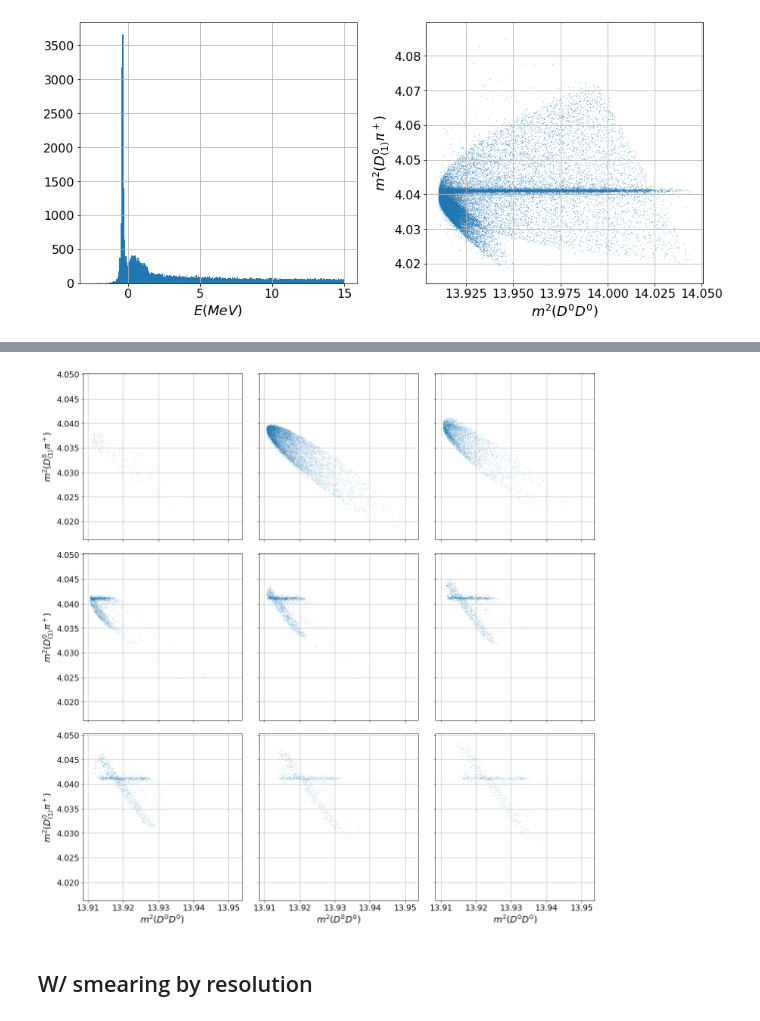
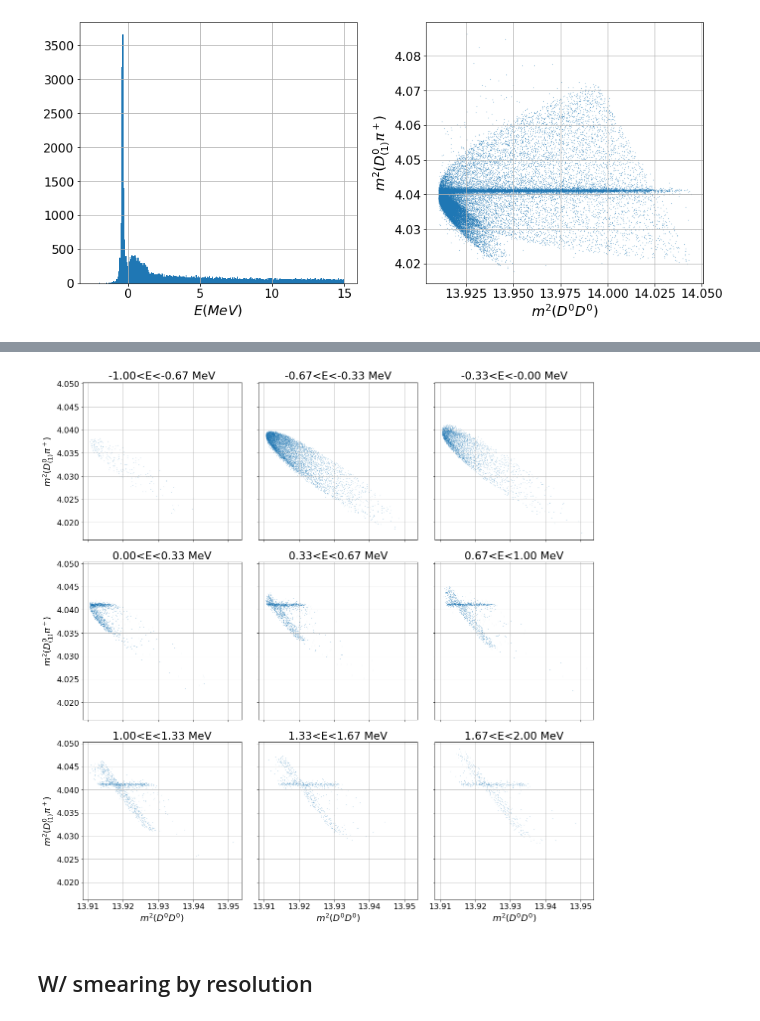
Before and after one commit to VitalyVorobyev/ddst, a Jupyter notebook: MC.ipynb, the cells around one changed output, grey strips where cells are left out. Drawn from its saved outputs; the diff is of its cells as text; code cells hidden in the pictures.

```diff
--- a/MC.ipynb
+++ b/MC.ipynb
@@ -49,6 +49,7 @@ for i in range(3):
         mask = (mc[:,0] > elo) & (mc[:,0] < ehi)
         ax[i,j].scatter(md2pi(mc[mask]), mc[mask,2], marker='.', s=0.1)
         ax[i,j].grid()
+        ax[i,j].set_title(f'{elo:.2f}<E<{ehi:.2f} MeV')
         if j == 0:
             ax[i,j].set_ylabel(r'$m^2(D^0_{(1)}\pi^+)$')
         if i == 2:
@@ -59,21 +60,22 @@ fig.tight_layout()
 # %%
 fig, ax = plt.subplots(ncols=3, nrows=3, figsize=(16,16), sharex=True, sharey=True)
 lo, hi = -1, 2
 delta = (hi - lo) / 9
 for i in range(3):
     for j in range(3):
         elo = lo + delta * (3 * i + j)
         ehi = elo + delta
         mask = (mc[:,0] > elo) & (mc[:,0] < ehi)
         ax[i,j].scatter(mc[mask,1], mc[mask,2], marker='.', s=0.1)
         ax[i,j].grid()
+        ax[i,j].set_title(f'{elo:.2f}<E<{ehi:.2f} MeV')
         if j == 0:
             ax[i,j].set_ylabel(r'$m^2(D^0_{(1)}\pi^+)$')
         if i == 2:
             ax[i,j].set_xlabel(r'$m^2(D^0D^0)$')
 fig.tight_layout()
 # %% [output]
-[figure, old version]
+[figure, new version]
 # %% [markdown]
 ## W/ smearing by resolution
 # %%
```
Also changed, not shown: parts of 1 cell of this notebook.
